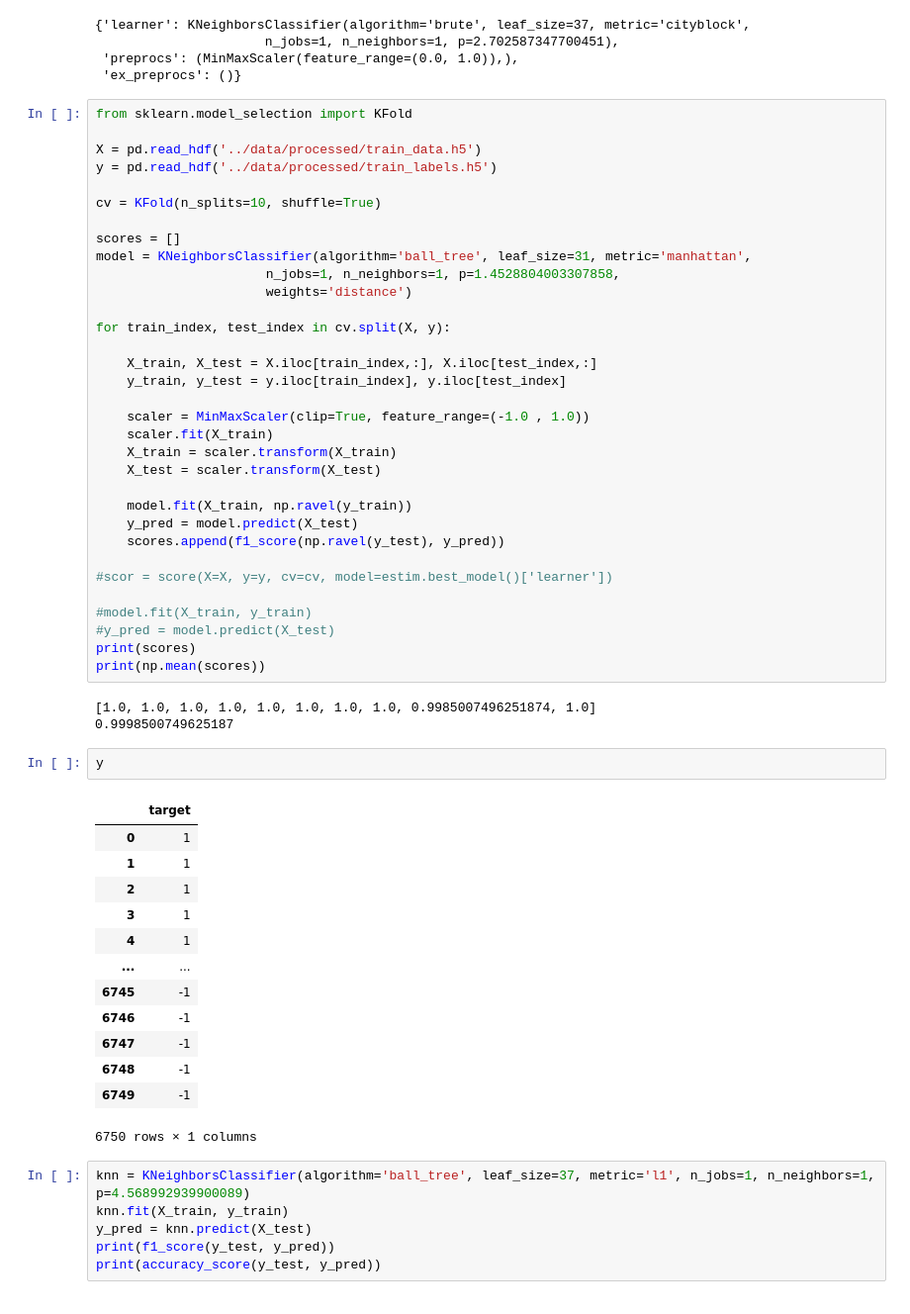
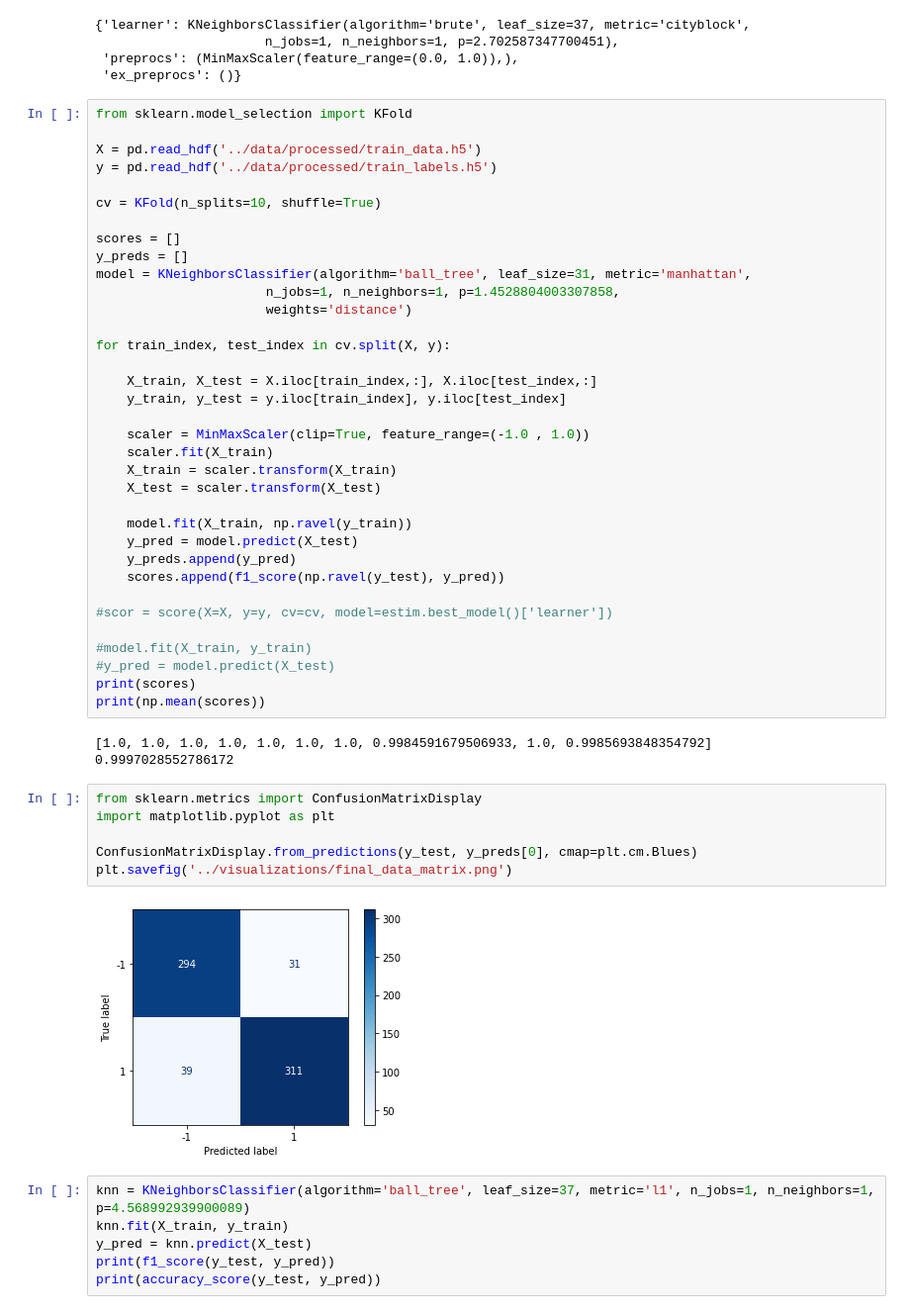
Before and after one commit to Michal287/ML-school-project, a Jupyter notebook: notebooks/create_model.ipynb, the cells around one changed output. Shown at 99% size. Cells and saved outputs as stored; diff of their text form.

```diff
--- a/notebooks/create_model.ipynb
+++ b/notebooks/create_model.ipynb
@@ -81,6 +79,7 @@ y = pd.read_hdf('../data/processed/train_labels.h5')
 cv = KFold(n_splits=10, shuffle=True)
 
 scores = []
+y_preds = []
 model = KNeighborsClassifier(algorithm='ball_tree', leaf_size=31, metric='manhattan',
                       n_jobs=1, n_neighbors=1, p=1.4528804003307858,
                       weights='distance')
@@ -97,6 +96,7 @@ for train_index, test_index in cv.split(X, y):
 
     model.fit(X_train, np.ravel(y_train))
     y_pred = model.predict(X_test)
+    y_preds.append(y_pred)
     scores.append(f1_score(np.ravel(y_test), y_pred))
 
 #scor = score(X=X, y=y, cv=cv, model=estim.best_model()['learner'])
@@ -106,24 +106,16 @@ for train_index, test_index in cv.split(X, y):
 print(scores)
 print(np.mean(scores))
 # %% [output]
-[1.0, 1.0, 1.0, 1.0, 1.0, 1.0, 1.0, 1.0, 0.9985007496251874, 1.0]
-0.9998500749625187
+[1.0, 1.0, 1.0, 1.0, 1.0, 1.0, 1.0, 0.9984591679506933, 1.0, 0.9985693848354792]
+0.9997028552786172
-# %%
-y
-# %% [output]
-|  | target |
-| 0 | 1 |
-| 1 | 1 |
-| 2 | 1 |
-| 3 | 1 |
-| 4 | 1 |
-| ... | ... |
-| 6745 | -1 |
-| 6746 | -1 |
-| 6747 | -1 |
-| 6748 | -1 |
-| 6749 | -1 |
-6750 rows × 1 columns
+# %%
+from sklearn.metrics import ConfusionMatrixDisplay
+import matplotlib.pyplot as plt
+
+ConfusionMatrixDisplay.from_predictions(y_test, y_preds[0], cmap=plt.cm.Blues)
+plt.savefig('../visualizations/final_data_matrix.png')
+# %% [output]
+[figure, added]
 # %%
 knn = KNeighborsClassifier(algorithm='ball_tree', leaf_size=37, metric='l1', n_jobs=1, n_neighbors=1, p=4.568992939900089)
 knn.fit(X_train, y_train)
```
Also changed, not shown: parts of 2 cells of this notebook, 16 other files.
